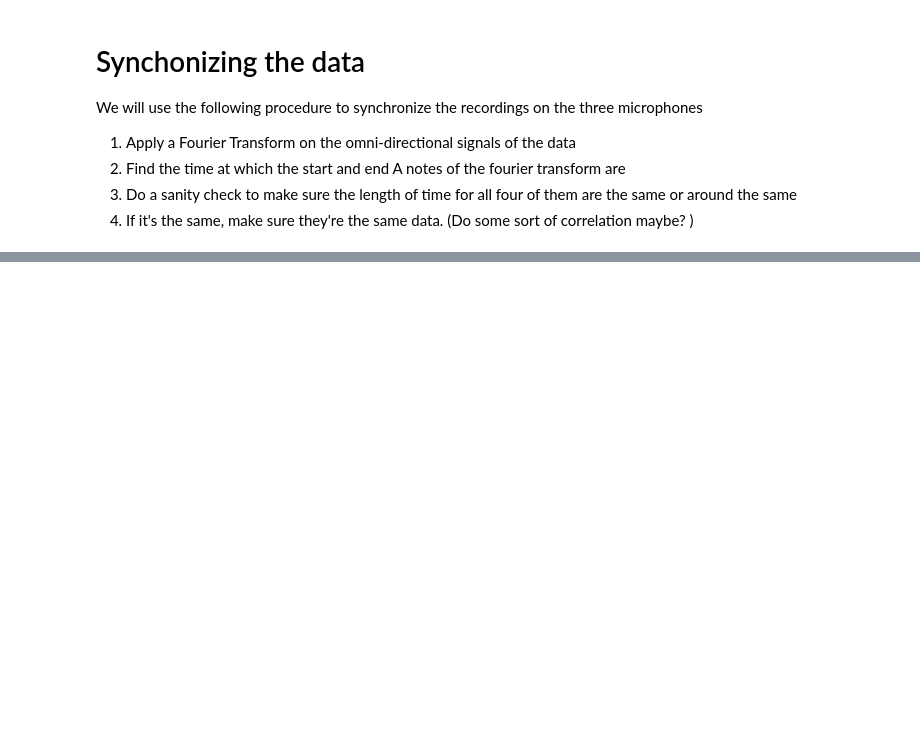
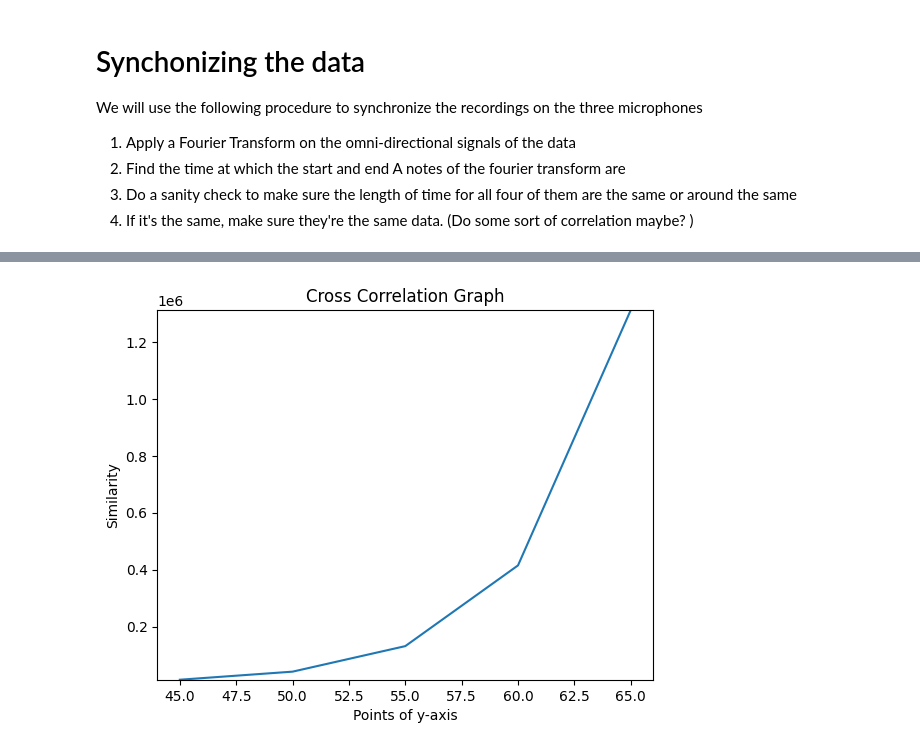
Before and after one commit to tjunjet/spatial_audio, a Jupyter notebook: codes/weighted_dist_tone.ipynb, the cells around one changed output, grey strips where cells are left out. Saved outputs shown, nothing was run; the diff lists cells and outputs as text; code cells hidden in the pictures; blank space fills up the shorter version.

```diff
--- a/codes/weighted_dist_tone.ipynb
+++ b/codes/weighted_dist_tone.ipynb
@@ -214,0 +353,24 @@ We will use the following procedure to synchronize the recordings on the three m
+# %%
+# Cross correlating the signals
+i = 0
+for signal in signals:
+    print(f"Correlating: {i}")
+    print(f"Correlating current y-point: {points[i]}")
+    cross_corr = correlate(gt_signal, signal, mode='same')
+    print(f"Successfully correlated: {i}")
+    cross_corr_values.append(cross_corr)
+    i += 1
+
+
+# Identifying time shifts
+time_shifts = [np.argmax(cross_corr) - (len(gt_signal) - 1) for cross_corr in cross_corr_values]
+
+# Quantifying similarities
+max_corr_values = [np.max(cross_corr) for cross_corr in cross_corr_values]
+print(f"Max correlation values: {max_corr_values}")
+
+most_similar_index = np.argmax(max_corr_values)
+most_similar_signal = signals[most_similar_index]
+
+# We expect it to say 55
+print(f"The most signal is the one with y value: {points[most_similar_index]}")
@@ -214,0 +395,14 @@ We will use the following procedure to synchronize the recordings on the three m
+# %%
+# Normalize the max_corr_values:
+
+# Plotting the graph
+plt.plot(points, max_corr_values)
+lower_bound = np.min(max_corr_values) - 0.0000000001
+upper_bound = np.max(max_corr_values) + 0.0000000001
+plt.ylim(lower_bound, upper_bound)
+plt.title("Cross Correlation Graph")
+plt.xlabel("Points of y-axis")
+plt.ylabel("Similarity")
+plt.show()
+# %% [output]
+[figure, added]
```
Also changed, not shown: parts of 12 cells of this notebook, 2 other files.
